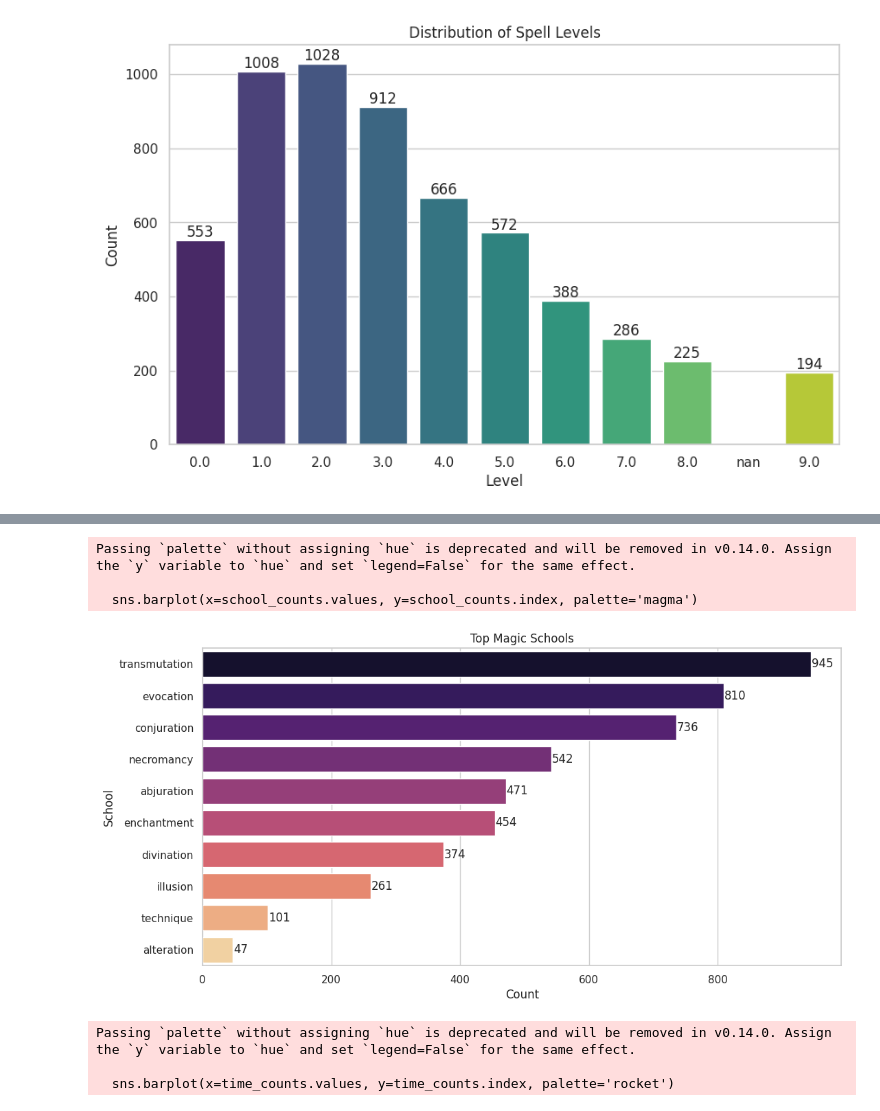
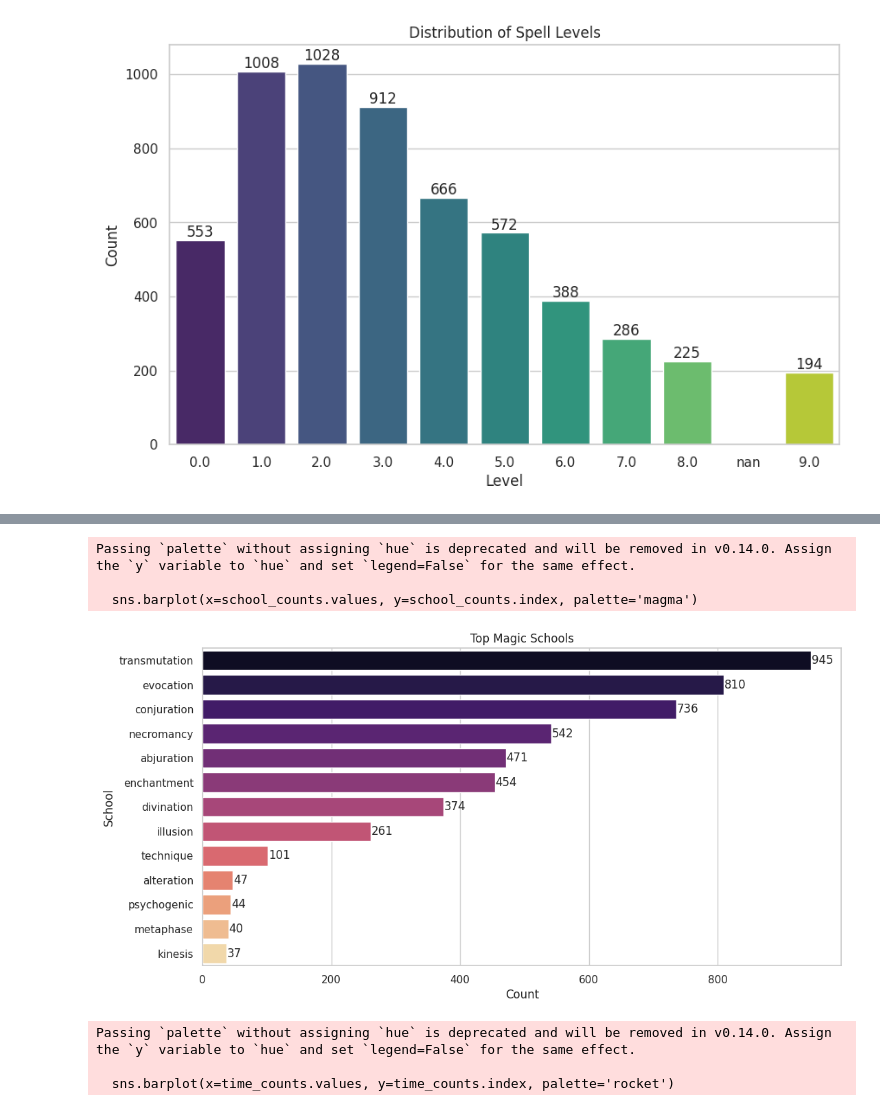
Before and after one commit to baakhoff/research, a Jupyter notebook: notebooks/dnd_research.ipynb, the cells around one changed output, grey strips where cells are left out. Cells and saved outputs as stored; diff of their text form; code cells hidden in the pictures.

```diff
--- a/notebooks/dnd_research.ipynb
+++ b/notebooks/dnd_research.ipynb
@@ -382,19 +707,19 @@ Passing `palette` without assigning `hue` is deprecated and will be removed in v
 # %%
 # Spell School Distribution
 plt.figure(figsize=(12, 6))
-school_counts = spells_df_n['School'].value_counts().head(10)
+school_counts = spells_df_n['School'].value_counts().head(13)
 sns.barplot(x=school_counts.values, y=school_counts.index, palette='magma')
 plt.title('Top Magic Schools')
 plt.xlabel('Count')
 plt.ylabel('School')
 for i, v in enumerate(school_counts.values):
     plt.text(v + 1, i, str(v), va='center', ha='left')
 plt.show()
 # %% [output]
 Passing `palette` without assigning `hue` is deprecated and will be removed in v0.14.0. Assign the `y` variable to `hue` and set `legend=False` for the same effect.
 
   sns.barplot(x=school_counts.values, y=school_counts.index, palette='magma')
-[figure, old version]
+[figure, new version]
 # %%
 # Casting Time Distribution
 plt.figure(figsize=(12, 6))
```
Also changed, not shown: parts of 31 cells of this notebook.
